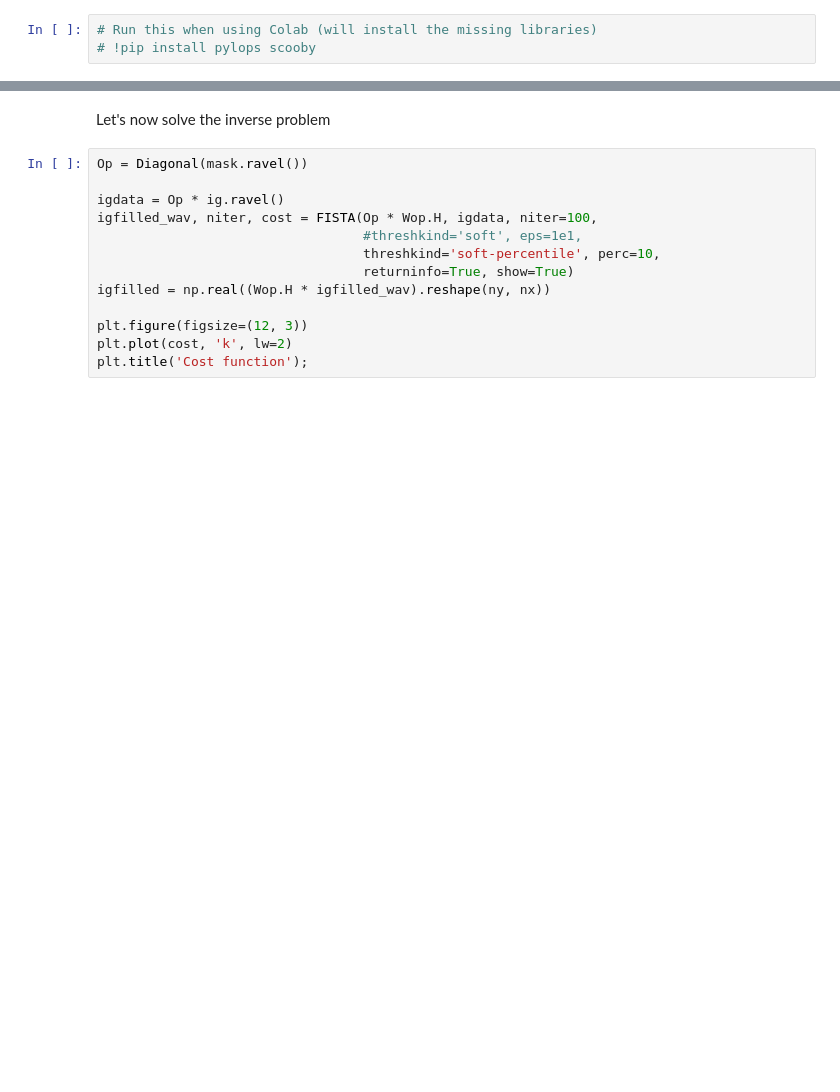
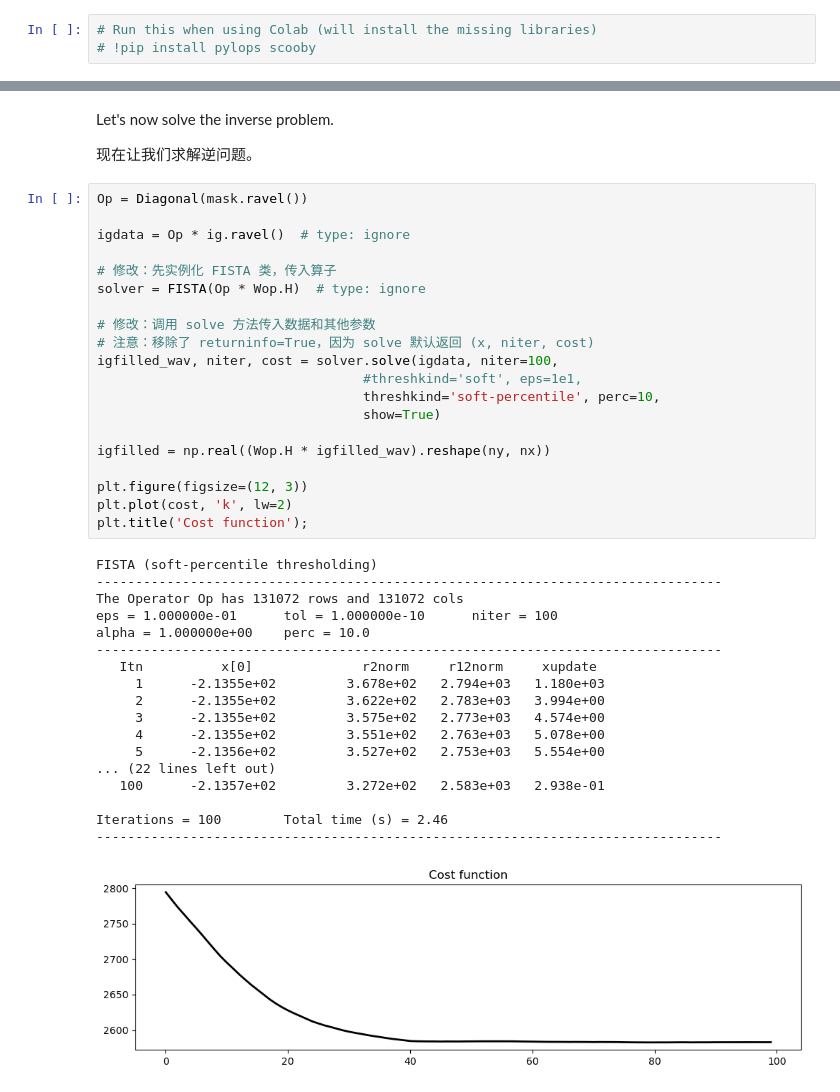
Before and after one commit to oimero/cup_pylops_transform2021, a Jupyter notebook: 2_horizons.ipynb, the cells around one changed output, grey strips where cells are left out. Cells and saved outputs as stored; diff of their text form; blank space fills up the shorter version.

```diff
--- a/2_horizons.ipynb
+++ b/2_horizons.ipynb
@@ -116,18 +145,46 @@ axs[2].axis('tight');
 # %% [markdown]
-Let's now solve the inverse problem
+Let's now solve the inverse problem.
+
+现在让我们求解逆问题。
 # %%
 Op = Diagonal(mask.ravel())
 
-igdata = Op * ig.ravel()
-igfilled_wav, niter, cost = FISTA(Op * Wop.H, igdata, niter=100,
+igdata = Op * ig.ravel()  # type: ignore
+
+# 修改：先实例化 FISTA 类，传入算子
+solver = FISTA(Op * Wop.H)  # type: ignore
+
+# 修改：调用 solve 方法传入数据和其他参数
+# 注意：移除了 returninfo=True，因为 solve 默认返回 (x, niter, cost)
+igfilled_wav, niter, cost = solver.solve(igdata, niter=100,
                                   #threshkind='soft', eps=1e1,
                                   threshkind='soft-percentile', perc=10,
-                                  returninfo=True, show=True)
+                                  show=True)
+
 igfilled = np.real((Wop.H * igfilled_wav).reshape(ny, nx))
 
 plt.figure(figsize=(12, 3))
 plt.plot(cost, 'k', lw=2)
 plt.title('Cost function');
+# %% [output]
+FISTA (soft-percentile thresholding)
+--------------------------------------------------------------------------------
+The Operator Op has 131072 rows and 131072 cols
+eps = 1.000000e-01      tol = 1.000000e-10      niter = 100
+alpha = 1.000000e+00    perc = 10.0
+--------------------------------------------------------------------------------
+   Itn          x[0]              r2norm     r12norm     xupdate
+     1      -2.1355e+02         3.678e+02   2.794e+03   1.180e+03
+     2      -2.1355e+02         3.622e+02   2.783e+03   3.994e+00
+     3      -2.1355e+02         3.575e+02   2.773e+03   4.574e+00
+     4      -2.1355e+02         3.551e+02   2.763e+03   5.078e+00
+     5      -2.1356e+02         3.527e+02   2.753e+03   5.554e+00
+... (22 lines left out)
+   100      -2.1357e+02         3.272e+02   2.583e+03   2.938e-01
+
+Iterations = 100        Total time (s) = 2.46
+--------------------------------------------------------------------------------
+[figure, added]
 # %%
 fig, axs = plt.subplots(1, 3, figsize=(16, 4))
 axs[0].imshow(ig[:nyorig, :nxorig], cmap='jet', vmin=-14, vmax=14,
```
Also changed, not shown: parts of 21 cells of this notebook, 1 other file.
